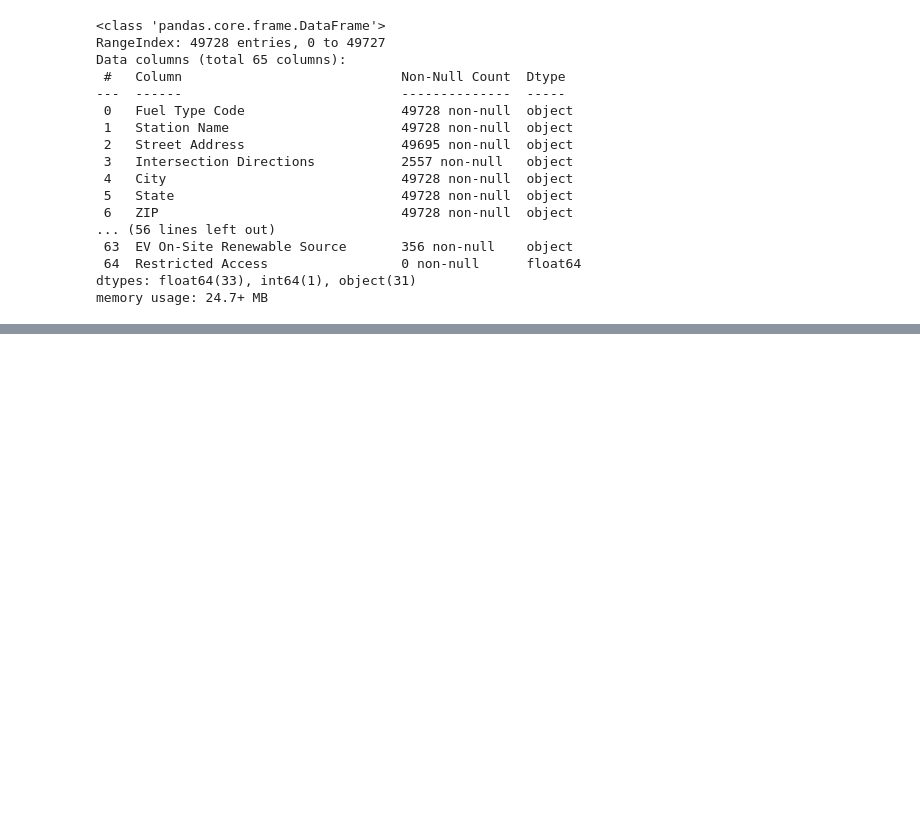
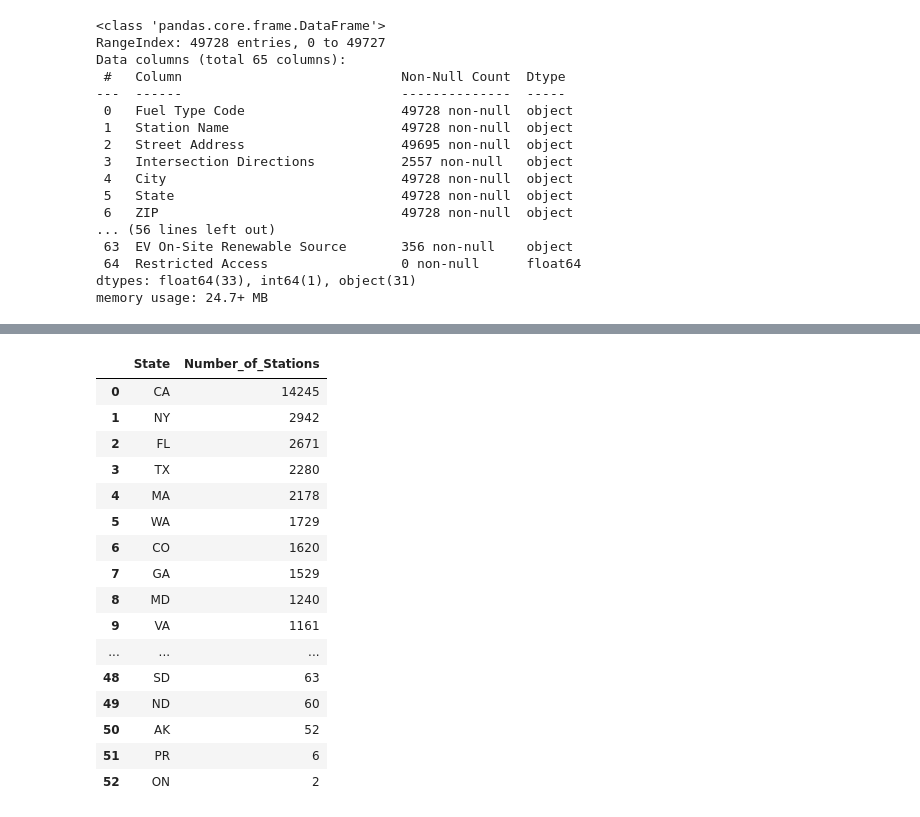
Before and after one commit to sedaverde/Electric-Car-Data-Analysis, a Jupyter notebook: alt_fuel_station_cleaning_data.ipynb, the cells around one changed output, grey strips where cells are left out. Saved outputs shown, nothing was run; the diff lists cells and outputs as text; code cells hidden in the pictures; blank space fills up the shorter version.

```diff
--- a/alt_fuel_station_cleaning_data.ipynb
+++ b/alt_fuel_station_cleaning_data.ipynb
@@ -128,0 +138,21 @@ altfuel_df.fillna(0)
+# %%
+state_df.columns =['State','Number_of_Stations']
+state_df
+# %% [output]
+|  | State | Number_of_Stations |
+| 0 | CA | 14245 |
+| 1 | NY | 2942 |
+| 2 | FL | 2671 |
+| 3 | TX | 2280 |
+| 4 | MA | 2178 |
+| 5 | WA | 1729 |
+| 6 | CO | 1620 |
+| 7 | GA | 1529 |
+| 8 | MD | 1240 |
+| 9 | VA | 1161 |
+| ... | ... | ... |
+| 48 | SD | 63 |
+| 49 | ND | 60 |
+| 50 | AK | 52 |
+| 51 | PR | 6 |
+| 52 | ON | 2 |
```
Also changed, not shown: parts of 8 cells of this notebook, 1 other file.
